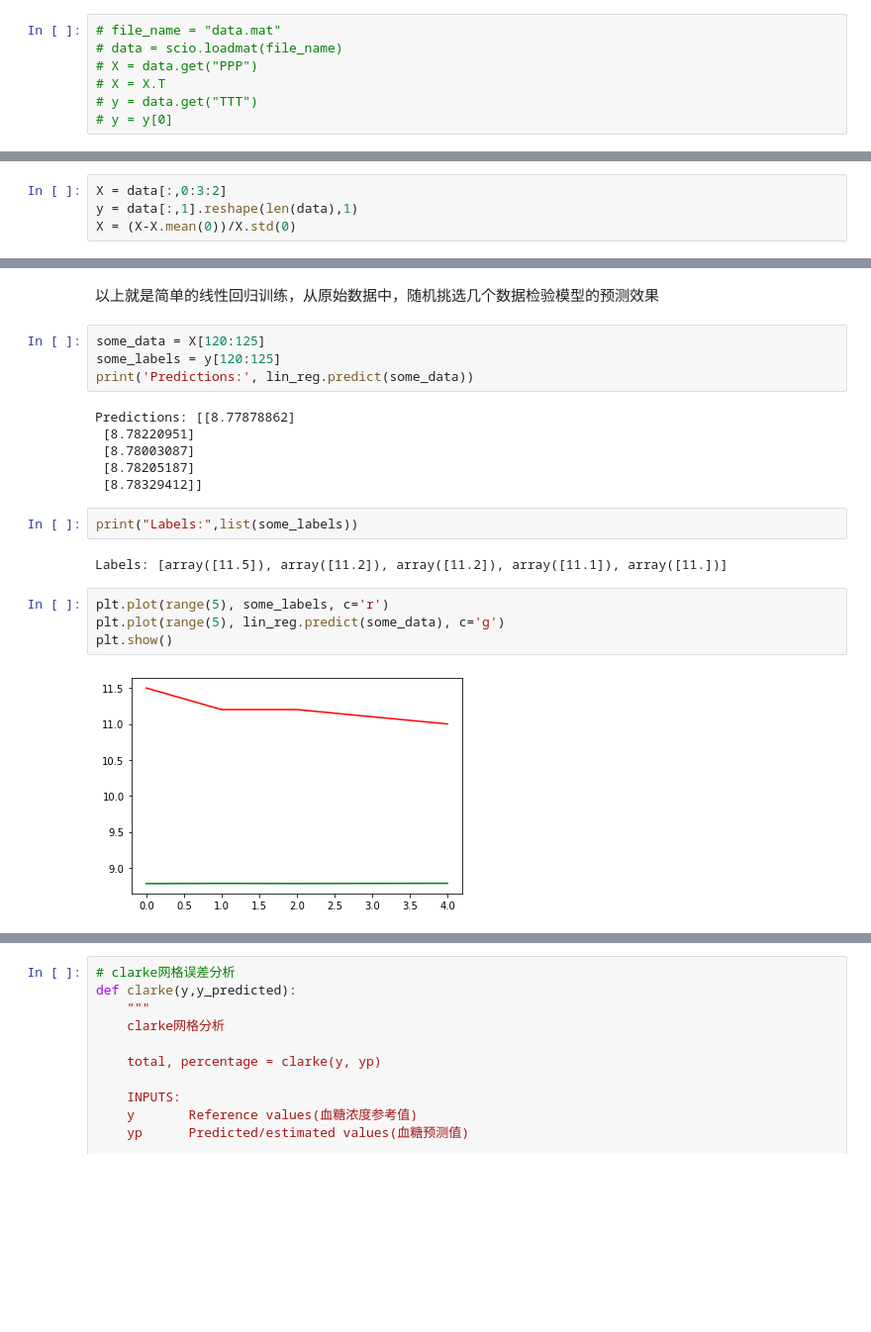
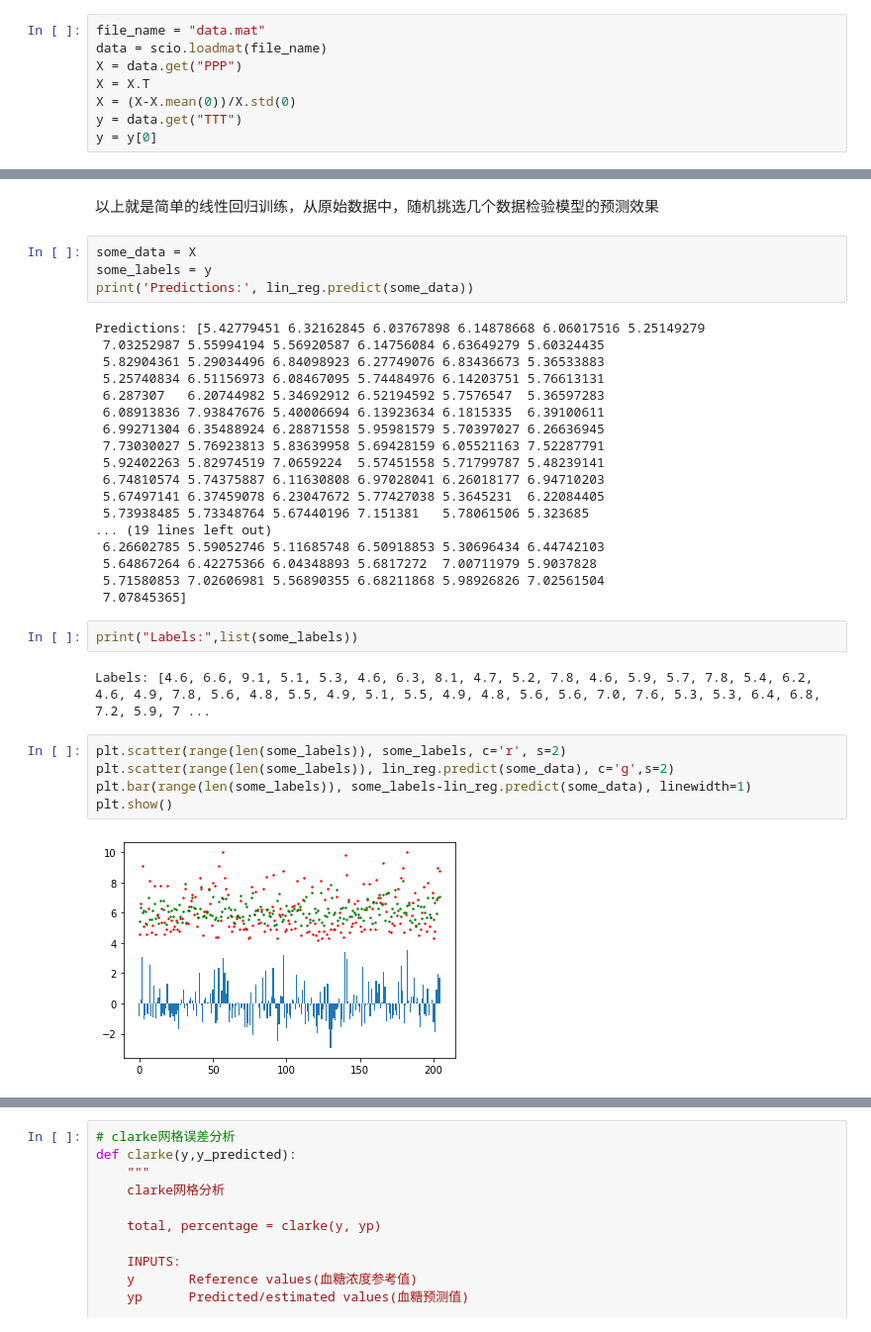
Before and after one commit to gujing2021/LinearRegressionPredictBloodGlucose, a Jupyter notebook: LinearRegressionPredict.ipynb, the cells around one changed output, grey strips where cells are left out. Shown: that part at 99% size. Saved outputs shown, nothing was run; the diff lists cells and outputs as text; blank space fills up the shorter version.

```diff
--- a/LinearRegressionPredict.ipynb
+++ b/LinearRegressionPredict.ipynb
@@ -12,9 +12,10 @@ import csv
 
 数据格式为mat文件，其中`PPP`标签为和血糖相关的系数，暂时不明了具体是哪些系数，而`TTT`则是表示着对应的血糖，提取的数据如下所示，数据量较小，仅有205组数据
 # %%
-# file_name = "data.mat"
-# data = scio.loadmat(file_name)
-# X = data.get("PPP")
-# X = X.T
-# y = data.get("TTT")
-# y = y[0]
+file_name = "data.mat"
+data = scio.loadmat(file_name)
+X = data.get("PPP")
+X = X.T
+X = (X-X.mean(0))/X.std(0)
+y = data.get("TTT")
+y = y[0]
@@ -25,7 +22,3 @@ with open(filename, encoding='utf-8') as f:
-# %%
-X = data[:,0:3:2]
-y = data[:,1].reshape(len(data),1)
-X = (X-X.mean(0))/X.std(0)
 # %%
 # 确认X和y数据第一维一致
 print("X.shape :", X.shape, " y.shape: ", y.shape)
@@ -101,25 +86,38 @@ LinearRegression()
 # %% [markdown]
 以上就是简单的线性回归训练，从原始数据中，随机挑选几个数据检验模型的预测效果
 # %%
-some_data = X[120:125]
-some_labels = y[120:125]
+some_data = X
+some_labels = y
 print('Predictions:', lin_reg.predict(some_data))
 # %% [output]
-Predictions: [[8.77878862]
- [8.78220951]
- [8.78003087]
- [8.78205187]
- [8.78329412]]
+Predictions: [5.42779451 6.32162845 6.03767898 6.14878668 6.06017516 5.25149279
+ 7.03252987 5.55994194 5.56920587 6.14756084 6.63649279 5.60324435
+ 5.82904361 5.29034496 6.84098923 6.27749076 6.83436673 5.36533883
+ 5.25740834 6.51156973 6.08467095 5.74484976 6.14203751 5.76613131
+ 6.287307   6.20744982 5.34692912 6.52194592 5.7576547  5.36597283
+ 6.08913836 7.93847676 5.40006694 6.13923634 6.1815335  6.39100611
+ 6.99271304 6.35488924 6.28871558 5.95981579 5.70397027 6.26636945
+ 7.73030027 5.76923813 5.83639958 5.69428159 6.05521163 7.52287791
+ 5.92402263 5.82974519 7.0659224  5.57451558 5.71799787 5.48239141
+ 6.74810574 5.74375887 6.11630808 6.97028041 6.26018177 6.94710203
+ 5.67497141 6.37459078 6.23047672 5.77427038 5.3645231  6.22084405
+ 5.73938485 5.73348764 5.67440196 7.151381   5.78061506 5.323685
+... (19 lines left out)
+ 6.26602785 5.59052746 5.11685748 6.50918853 5.30696434 6.44742103
+ 5.64867264 6.42275366 6.04348893 5.6817272  7.00711979 5.9037828
+ 5.71580853 7.02606981 5.56890355 6.68211868 5.98926826 7.02561504
+ 7.07845365]
 # %%
 print("Labels:",list(some_labels))
 # %% [output]
-Labels: [array([11.5]), array([11.2]), array([11.2]), array([11.1]), array([11.])]
+Labels: [4.6, 6.6, 9.1, 5.1, 5.3, 4.6, 6.3, 8.1, 4.7, 5.2, 7.8, 4.6, 5.9, 5.7, 7.8, 5.4, 6.2, 4.6, 4.9, 7.8, 5.6, 4.8, 5.5, 4.9, 5.1, 5.5, 4.9, 4.8, 5.6, 5.6, 7.0, 7.6, 5.3, 5.3, 6.4, 6.8, 7.2, 5.9, 7 ...
 # %%
-plt.plot(range(5), some_labels, c='r')
-plt.plot(range(5), lin_reg.predict(some_data), c='g')
+plt.scatter(range(len(some_labels)), some_labels, c='r', s=2)
+plt.scatter(range(len(some_labels)), lin_reg.predict(some_data), c='g',s=2)
+plt.bar(range(len(some_labels)), some_labels-lin_reg.predict(some_data), linewidth=1)
 plt.show()
 # %% [output]
-[figure, old version]
+[figure, new version]
 # %%
 predict_y = lin_reg.predict(test_X)
 plt.scatter(test_y,predict_y)
```
Also changed, not shown: parts of 16 cells of this notebook.
